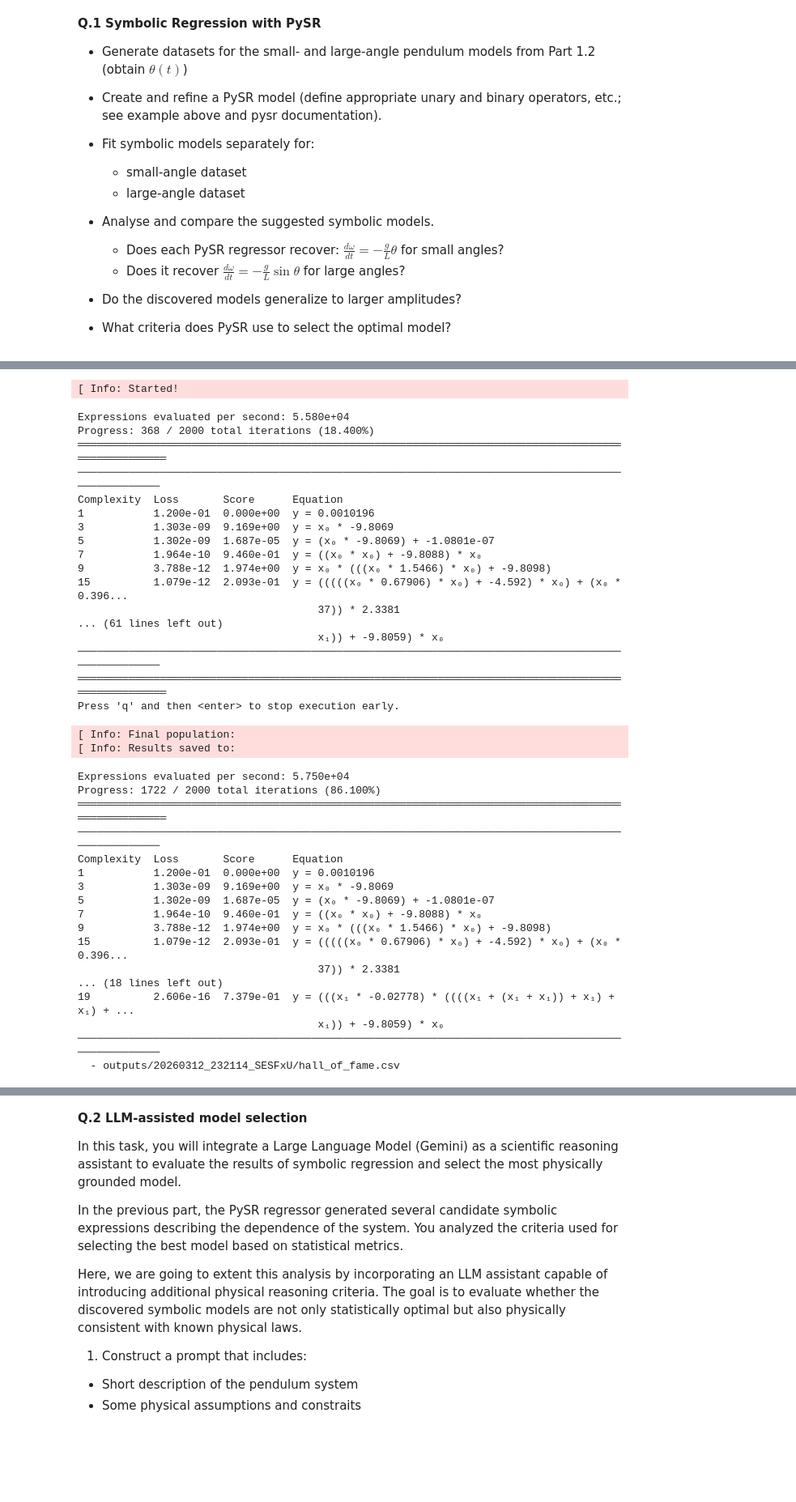
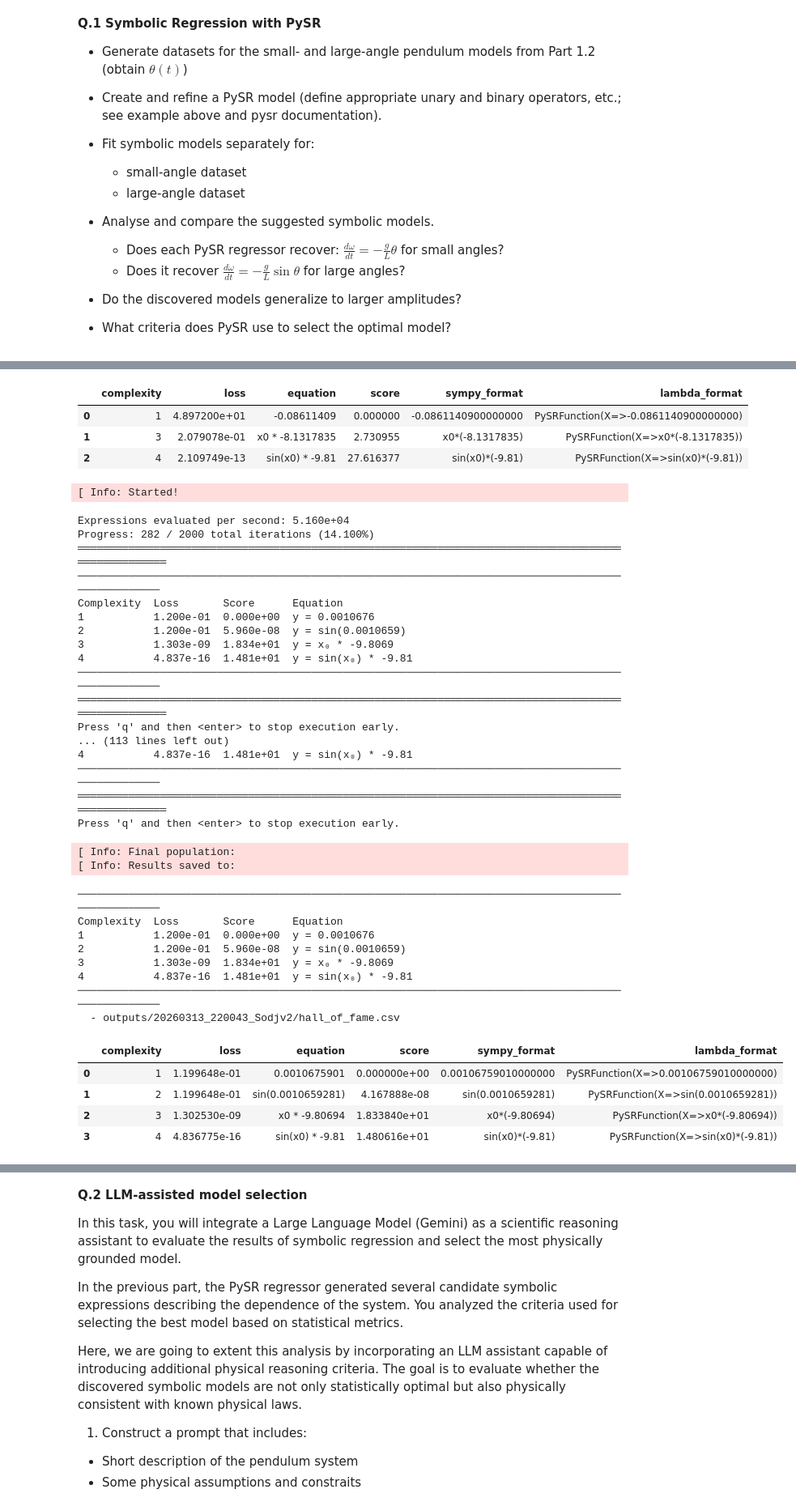
Before and after one commit to mushrafi88/MSE_510, a Jupyter notebook: Midterm_Spring2026.ipynb, the cells around one changed output, grey strips where cells are left out. Shown at 81% size. Drawn from its saved outputs; the diff is of its cells as text; code cells hidden in the pictures; blank space fills up the shorter version.

```diff
--- a/Midterm_Spring2026.ipynb
+++ b/Midterm_Spring2026.ipynb
@@ -639,55 +650,62 @@ Complexity  Loss       Score      Equation
+# %%
+model_large_eq.equations_
+# %% [output]
+|  | complexity | loss | equation | score | sympy_format | lambda_format |
+| 0 | 1 | 4.897200e+01 | -0.08611409 | 0.000000 | -0.0861140900000000 | PySRFunction(X=>-0.0861140900000000) |
+| 1 | 3 | 2.079078e-01 | x0 * -8.1317835 | 2.730955 | x0*(-8.1317835) | PySRFunction(X=>x0*(-8.1317835)) |
+| 2 | 4 | 2.109749e-13 | sin(x0) * -9.81 | 27.616377 | sin(x0)*(-9.81) | PySRFunction(X=>sin(x0)*(-9.81)) |
 # %%
 model_small = PySRRegressor(
     niterations=100,
-    binary_operators=["+", "*"],
-    unary_operators=[],
+    binary_operators=["+", "-", "*"],
+    unary_operators=["sin", "cos"],
     populations=20,
     maxsize=20,
     model_selection="best",
     loss="loss(x,y) = (x - y)^2",
-    verbosity=1
+    verbosity=1,
+    parsimony=20
 )
 
 # small angle
 model_small_eq = model_small.fit(X_small, y_small)
 # %% [output]
 [ Info: Started!
-Expressions evaluated per second: 5.580e+04
-Progress: 368 / 2000 total iterations (18.400%)
+Expressions evaluated per second: 5.160e+04
+Progress: 282 / 2000 total iterations (14.100%)
 ════════════════════════════════════════════════════════════════════════════════════════════════════
 ───────────────────────────────────────────────────────────────────────────────────────────────────
 Complexity  Loss       Score      Equation
-1           1.200e-01  0.000e+00  y = 0.0010196
-3           1.303e-09  9.169e+00  y = x₀ * -9.8069
-5           1.302e-09  1.687e-05  y = (x₀ * -9.8069) + -1.0801e-07
-7           1.964e-10  9.460e-01  y = ((x₀ * x₀) + -9.8088) * x₀
-9           3.788e-12  1.974e+00  y = x₀ * (((x₀ * 1.5466) * x₀) + -9.8098)
-15          1.079e-12  2.093e-01  y = (((((x₀ * 0.67906) * x₀) + -4.592) * x₀) + (x₀ * 0.396...
-                                      37)) * 2.3381
-... (61 lines left out)
-                                      x₁)) + -9.8059) * x₀
+1           1.200e-01  0.000e+00  y = 0.0010676
+2           1.200e-01  5.960e-08  y = sin(0.0010659)
+3           1.303e-09  1.834e+01  y = x₀ * -9.8069
+4           4.837e-16  1.481e+01  y = sin(x₀) * -9.81
 ───────────────────────────────────────────────────────────────────────────────────────────────────
 ════════════════════════════════════════════════════════════════════════════════════════════════════
 Press 'q' and then <enter> to stop execution early.
+... (113 lines left out)
+4           4.837e-16  1.481e+01  y = sin(x₀) * -9.81
+───────────────────────────────────────────────────────────────────────────────────────────────────
+════════════════════════════════════════════════════════════════════════════════════════════════════
+Press 'q' and then <enter> to stop execution early.
 [ Info: Final population:
 [ Info: Results saved to:
-Expressions evaluated per second: 5.750e+04
-Progress: 1722 / 2000 total iterations (86.100%)
-════════════════════════════════════════════════════════════════════════════════════════════════════
 ───────────────────────────────────────────────────────────────────────────────────────────────────
 Complexity  Loss       Score      Equation
-1           1.200e-01  0.000e+00  y = 0.0010196
-3           1.303e-09  9.169e+00  y = x₀ * -9.8069
-5           1.302e-09  1.687e-05  y = (x₀ * -9.8069) + -1.0801e-07
-7           1.964e-10  9.460e-01  y = ((x₀ * x₀) + -9.8088) * x₀
-9           3.788e-12  1.974e+00  y = x₀ * (((x₀ * 1.5466) * x₀) + -9.8098)
-15          1.079e-12  2.093e-01  y = (((((x₀ * 0.67906) * x₀) + -4.592) * x₀) + (x₀ * 0.396...
-                                      37)) * 2.3381
-... (18 lines left out)
-19          2.606e-16  7.379e-01  y = (((x₁ * -0.02778) * ((((x₁ + (x₁ + x₁)) + x₁) + x₁) + ...
-                                      x₁)) + -9.8059) * x₀
+1           1.200e-01  0.000e+00  y = 0.0010676
+2           1.200e-01  5.960e-08  y = sin(0.0010659)
+3           1.303e-09  1.834e+01  y = x₀ * -9.8069
+4           4.837e-16  1.481e+01  y = sin(x₀) * -9.81
 ───────────────────────────────────────────────────────────────────────────────────────────────────
-  - outputs/20260312_232114_SESFxU/hall_of_fame.csv
+  - outputs/20260313_220043_Sodjv2/hall_of_fame.csv
+# %%
+model_small_eq.equations_
+# %% [output]
+|  | complexity | loss | equation | score | sympy_format | lambda_format |
+| 0 | 1 | 1.199648e-01 | 0.0010675901 | 0.000000e+00 | 0.00106759010000000 | PySRFunction(X=>0.00106759010000000) |
+| 1 | 2 | 1.199648e-01 | sin(0.0010659281) | 4.167888e-08 | sin(0.0010659281) | PySRFunction(X=>sin(0.0010659281)) |
+| 2 | 3 | 1.302530e-09 | x0 * -9.80694 | 1.833840e+01 | x0*(-9.80694) | PySRFunction(X=>x0*(-9.80694)) |
+| 3 | 4 | 4.836775e-16 | sin(x0) * -9.81 | 1.480616e+01 | sin(x0)*(-9.81) | PySRFunction(X=>sin(x0)*(-9.81)) |
 # %%
 def get_best_equation_by_score(model):
     eq_table = model.equations_
```
Also changed, not shown: parts of 22 cells of this notebook.
